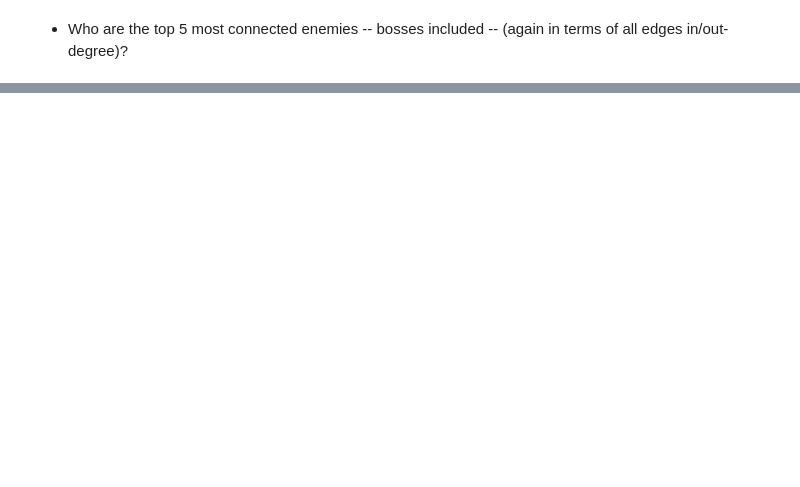
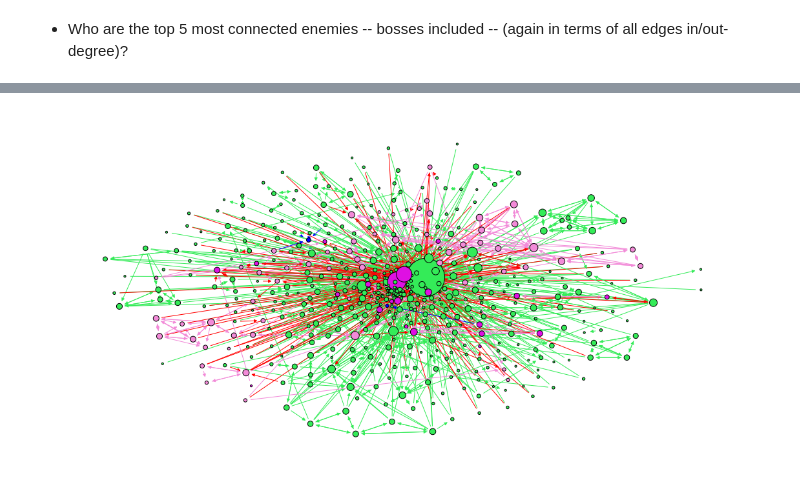
Before and after one commit to BerglindLilja/DataQueens, a Jupyter notebook: vika 4/botwNetwork.ipynb, the cells around one changed output, grey strips where cells are left out. Cells and saved outputs as stored; diff of their text form; code cells hidden in the pictures; blank space fills up the shorter version.

```diff
--- a/vika 4/botwNetwork.ipynb
+++ b/vika 4/botwNetwork.ipynb
@@ -456,0 +479,54 @@ The top 5 most connected enemies are:
+# %%
+list_degree=list(gcc.degree()) #this will return a list of tuples each tuple is(node,deg)
+nodes , degree = map(list, zip(*list_degree)) #build a node list and corresponding degree list
+
+#Set node color
+color_map = []
+for node in gcc.nodes(data=True):
+    if 'role' in node[1].keys():
+        if node[1]['role'] == 'Ally':
+            color_map.append('#34eb58')#Green
+        if node[1]['role'] == 'Enemy':
+            color_map.append('#f28ad8')#Pink
+        if node[1]['role'] == 'Boss':
+            color_map.append('#df10e3')#Purpe
+    else:
+        color_map.append('#0000ff')
+edgeColor_map =[]
+#Set edge color
+for edge in gcc.edges():
+    source = gcc.nodes[edge[0]]
+    target = gcc.nodes[edge[1]]
+    if 'role' in source.keys() and 'role' in target.keys() :
+        if source['role'] == target['role']:
+            if source['role'] == 'Ally' and target['role'] == 'Ally':
+                edgeColor_map.append("#34eb58")#Green
+            if source['role'] == 'Enemy' and target['role'] == 'Enemy':
+                edgeColor_map.append("#f28ad8")#Pink
+            if source['role'] == 'Boss' and target['role'] == 'Enemy':
+                edgeColor_map.append("#f28ad8")#Pink
+            if source['role'] == 'Enemy' and target['role'] == 'Boss':
+                edgeColor_map.append("#f28ad8")#Pink
+            if source['role'] == 'Boss' and target['role'] == 'Boss':
+                edgeColor_map.append("#f28ad8")#Pink
+        else:
+            edgeColor_map.append('#ff0000')#Red
+    else:
+        edgeColor_map.append('#0000ff')
+
+
+
+plt.figure(figsize=(20,10))
+nx.draw_networkx_nodes(gcc, positions, nodelist=nodes, node_size=[(v * 9)+1 for v in degree], node_color=color_map,edgecolors="black")
+nx.draw_networkx_edges(gcc, positions, edge_color=edgeColor_map)
+plt.axis('off')
+
+plt.show()
+
+# list_degree=list(gcc.degree()) #this will return a list of tuples each tuple is(node,deg)
+# nodes , degree = map(list, zip(*list_degree)) #build a node list and corresponding degree list
+# plt.figure(figsize=(20,10))
+# nx.draw(gcc, nodelist=nodes, node_size=[(v * 5)+1 for v in degree])
+# plt.show() #ploting the graph
+# %% [output]
+[figure, added]
```
Also changed, not shown: parts of 14 cells of this notebook, 1 other file.
